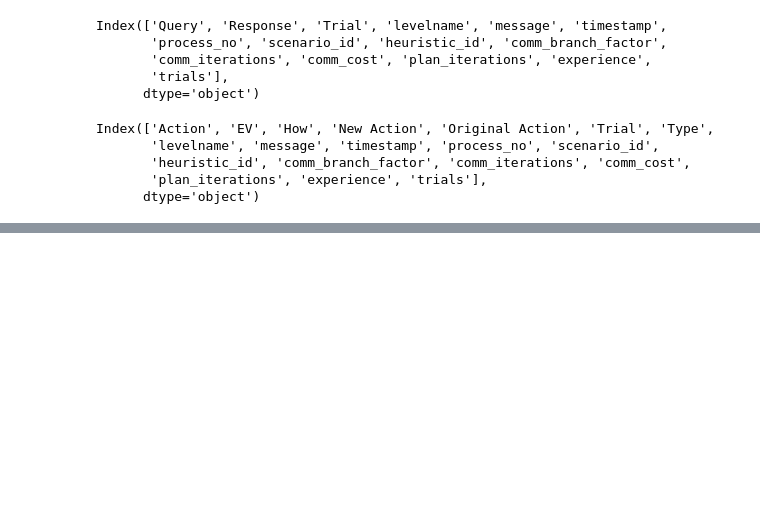
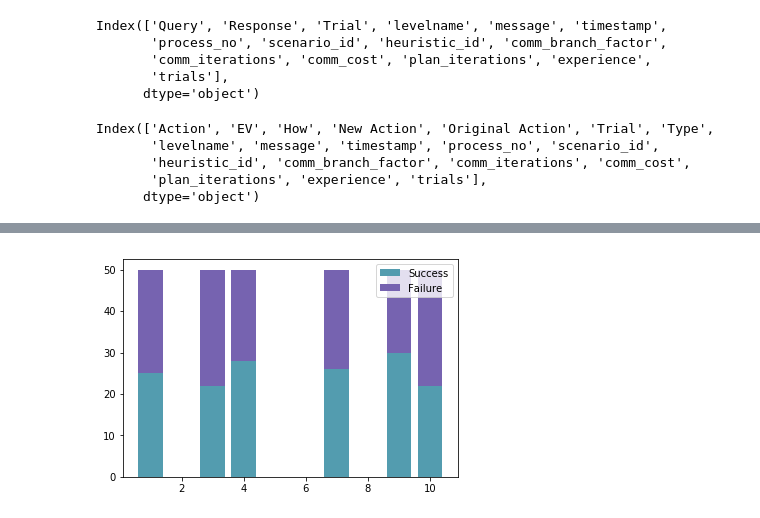
Before and after one commit to tsantarra/Llab-Co, a Jupyter notebook: data_exploration.ipynb, the cells around one changed output, grey strips where cells are left out. Saved outputs shown, nothing was run; the diff lists cells and outputs as text; code cells hidden in the pictures; blank space fills up the shorter version.

```diff
--- a/data_exploration.ipynb
+++ b/data_exploration.ipynb
@@ -95,0 +128,5 @@ confidence_interval_plot()
+# %%
+data = end_step_data.groupby(['heuristic_id', 'Reward'], as_index=False).size().reset_index(name='counts')
+data['p'] = data['counts']/50
+data['std'] = np.sqrt(data['p'] * (1 - data['p']) / 50)
+print(data[data['Reward'] == 100.0])
@@ -95,0 +141,6 @@ confidence_interval_plot()
+# %%
+stackedbarplot(x_data=heuristic_ids,
+               y_data_list=[data[data['Reward'] == 100.0]['counts'], data[data['Reward'] == 0.0]['counts']],
+               y_data_names = ['Success', 'Failure'])
+# %% [output]
+[figure, added]
```
Also changed, not shown: parts of 10 cells of this notebook, 4 other files.
